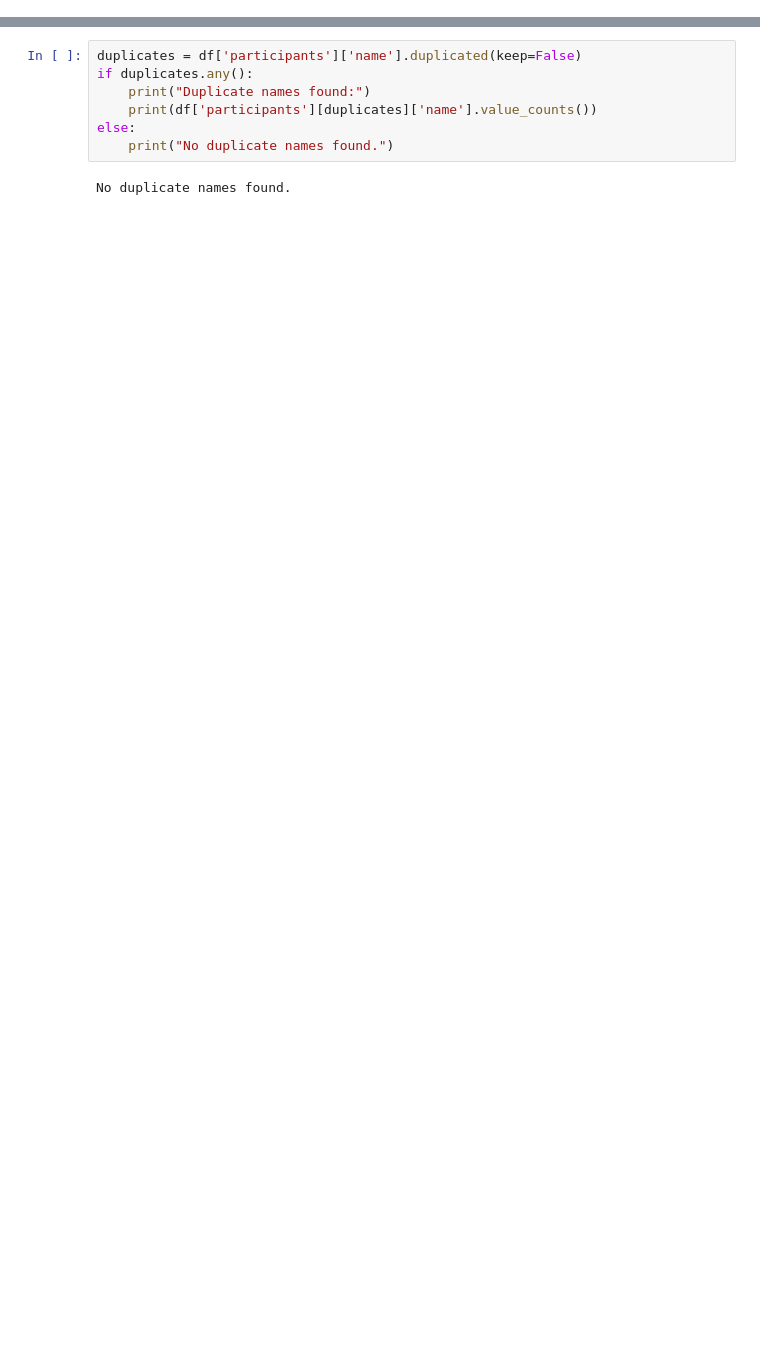
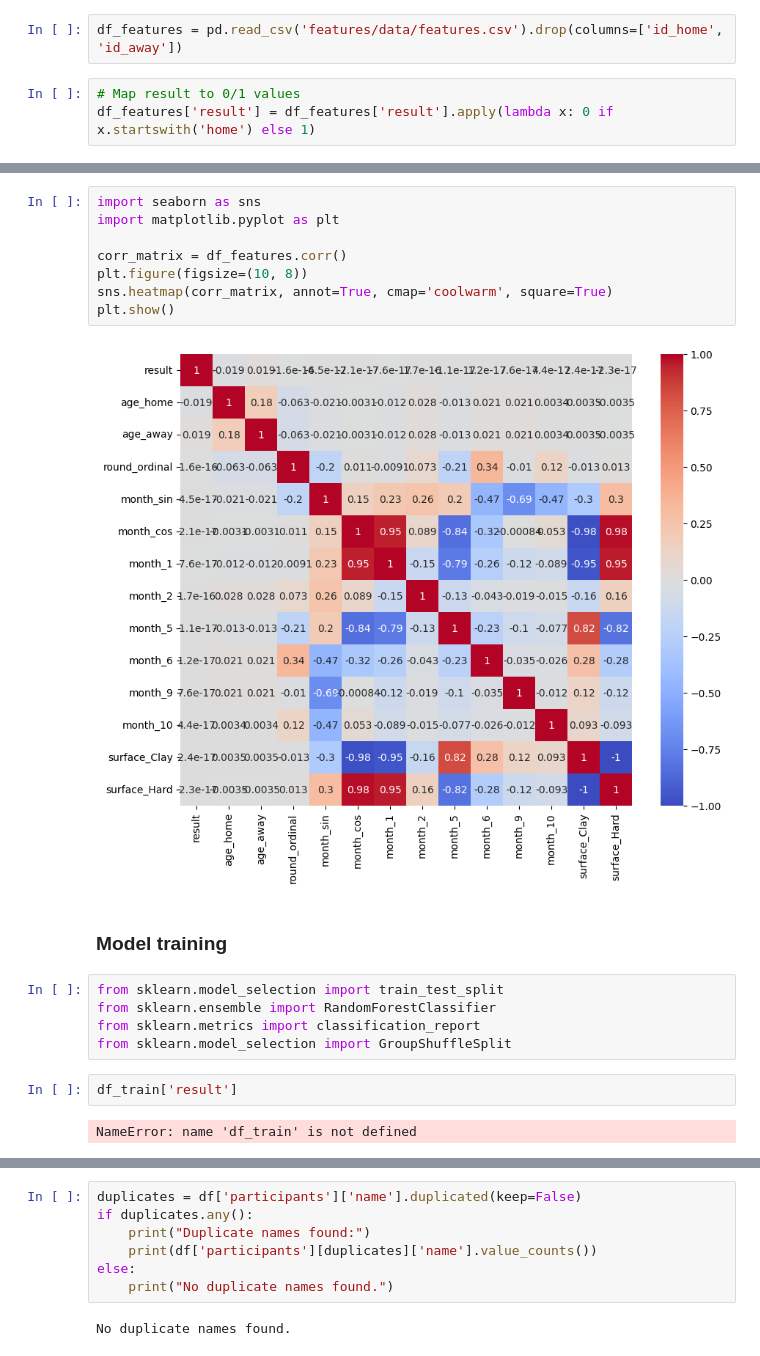
Before and after one commit to dgijlswijk/tennis, a Jupyter notebook: pipeline.ipynb, the cells around one changed output, grey strips where cells are left out. Cells and saved outputs as stored; diff of their text form; blank space fills up the shorter version.

```diff
--- a/pipeline.ipynb
+++ b/pipeline.ipynb
@@ -87,0 +52,5 @@ weighted avg       0.62      0.62      0.62       544
+# %%
+df_features = pd.read_csv('features/data/features.csv').drop(columns=['id_home', 'id_away'])
+# %%
+# Map result to 0/1 values
+df_features['result'] = df_features['result'].apply(lambda x: 0 if x.startswith('home') else 1)
@@ -87,0 +76,21 @@ weighted avg       0.62      0.62      0.62       544
+# %%
+import seaborn as sns
+import matplotlib.pyplot as plt
+
+corr_matrix = df_features.corr()
+plt.figure(figsize=(10, 8))
+sns.heatmap(corr_matrix, annot=True, cmap='coolwarm', square=True)
+plt.show()
+# %% [output]
+[figure, added]
+# %% [markdown]
+### Model training
+# %%
+from sklearn.model_selection import train_test_split
+from sklearn.ensemble import RandomForestClassifier
+from sklearn.metrics import classification_report
+from sklearn.model_selection import GroupShuffleSplit
+# %%
+df_train['result']
+# %% [output]
+NameError: name 'df_train' is not defined
```
Also changed, not shown: parts of 21 cells of this notebook, 13 other files.
